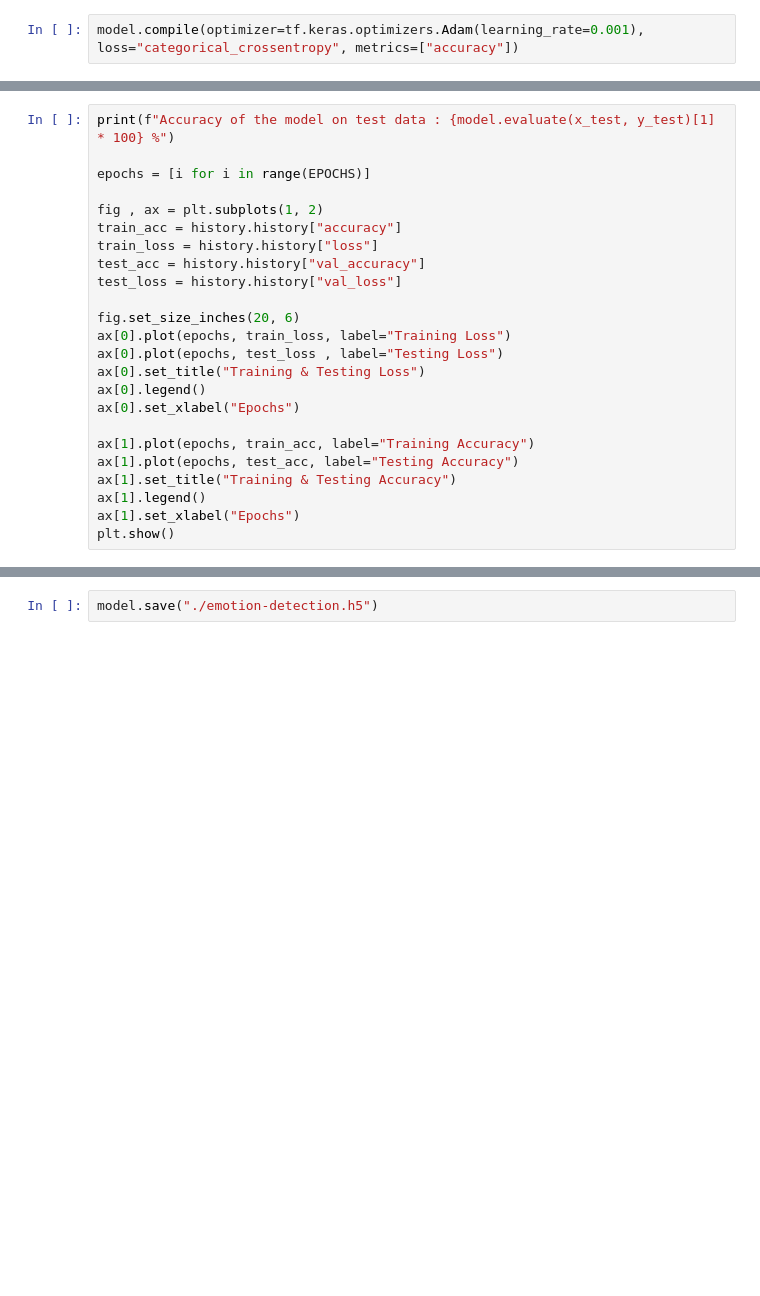
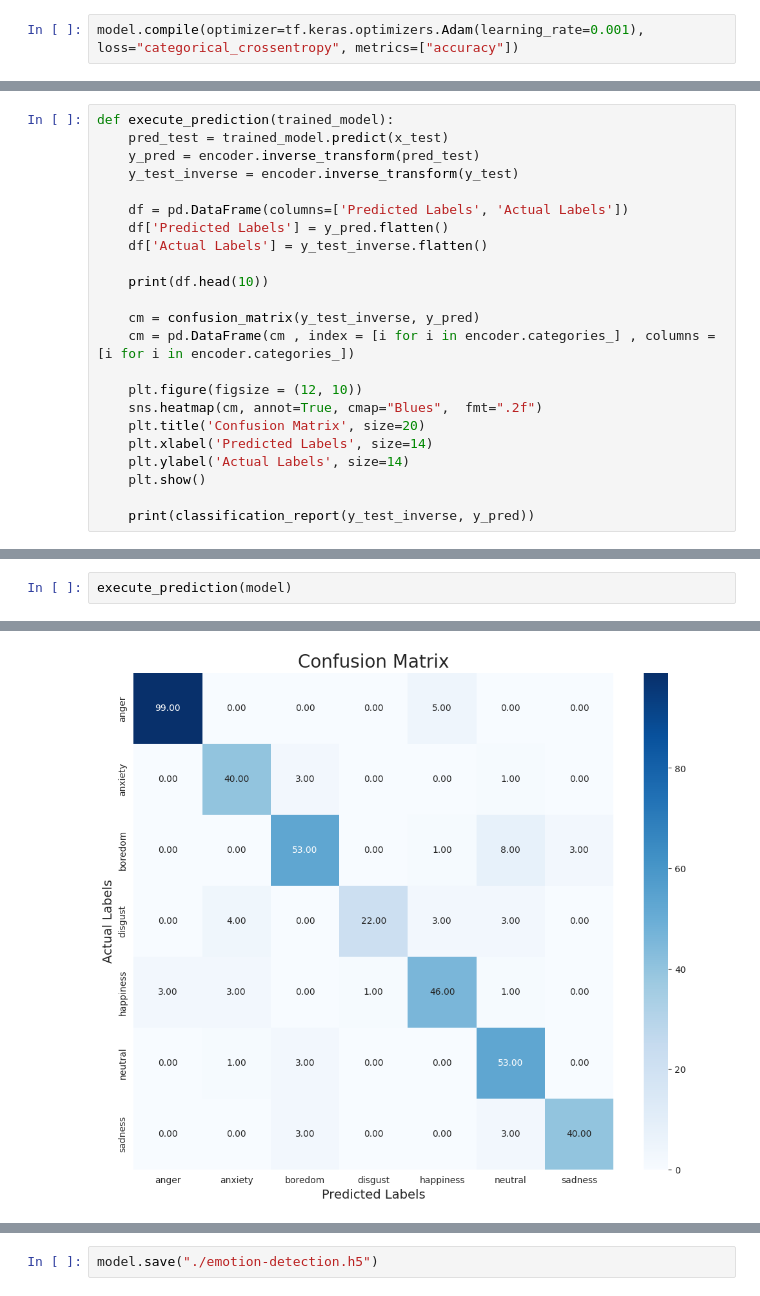
Before and after one commit to baernhaeckt/MachineLearner2023, a Jupyter notebook: notebooks/emotion-detection.ipynb, the cells around one changed output, grey strips where cells are left out. Drawn from its saved outputs; the diff is of its cells as text; blank space fills up the shorter version.

```diff
--- a/notebooks/emotion-detection.ipynb
+++ b/notebooks/emotion-detection.ipynb
@@ -276,24 +416,23 @@ Epoch 150/150
 # %%
-print(f"Accuracy of the model on test data : {model.evaluate(x_test, y_test)[1] * 100} %")
+def execute_prediction(trained_model):
+    pred_test = trained_model.predict(x_test)
+    y_pred = encoder.inverse_transform(pred_test)
+    y_test_inverse = encoder.inverse_transform(y_test)
 
-epochs = [i for i in range(EPOCHS)]
+    df = pd.DataFrame(columns=['Predicted Labels', 'Actual Labels'])
+    df['Predicted Labels'] = y_pred.flatten()
+    df['Actual Labels'] = y_test_inverse.flatten()
 
-fig , ax = plt.subplots(1, 2)
-train_acc = history.history["accuracy"]
-train_loss = history.history["loss"]
-test_acc = history.history["val_accuracy"]
-test_loss = history.history["val_loss"]
+    print(df.head(10))
 
-fig.set_size_inches(20, 6)
-ax[0].plot(epochs, train_loss, label="Training Loss")
-ax[0].plot(epochs, test_loss , label="Testing Loss")
-ax[0].set_title("Training & Testing Loss")
-ax[0].legend()
-ax[0].set_xlabel("Epochs")
+    cm = confusion_matrix(y_test_inverse, y_pred)
+    cm = pd.DataFrame(cm , index = [i for i in encoder.categories_] , columns = [i for i in encoder.categories_])
 
-ax[1].plot(epochs, train_acc, label="Training Accuracy")
-ax[1].plot(epochs, test_acc, label="Testing Accuracy")
-ax[1].set_title("Training & Testing Accuracy")
-ax[1].legend()
-ax[1].set_xlabel("Epochs")
-plt.show()
+    plt.figure(figsize = (12, 10))
+    sns.heatmap(cm, annot=True, cmap="Blues",  fmt=".2f")
+    plt.title('Confusion Matrix', size=20)
+    plt.xlabel('Predicted Labels', size=14)
+    plt.ylabel('Actual Labels', size=14)
+    plt.show()
+
+    print(classification_report(y_test_inverse, y_pred))
@@ -353,0 +448,3 @@ weighted avg       0.87      0.87      0.87       402
+# %%
+execute_prediction(model)
+# %% [output]
@@ -353,0 +463 @@ weighted avg       0.87      0.87      0.87       402
+[figure, added]
```
Also changed, not shown: parts of 31 cells of this notebook.
